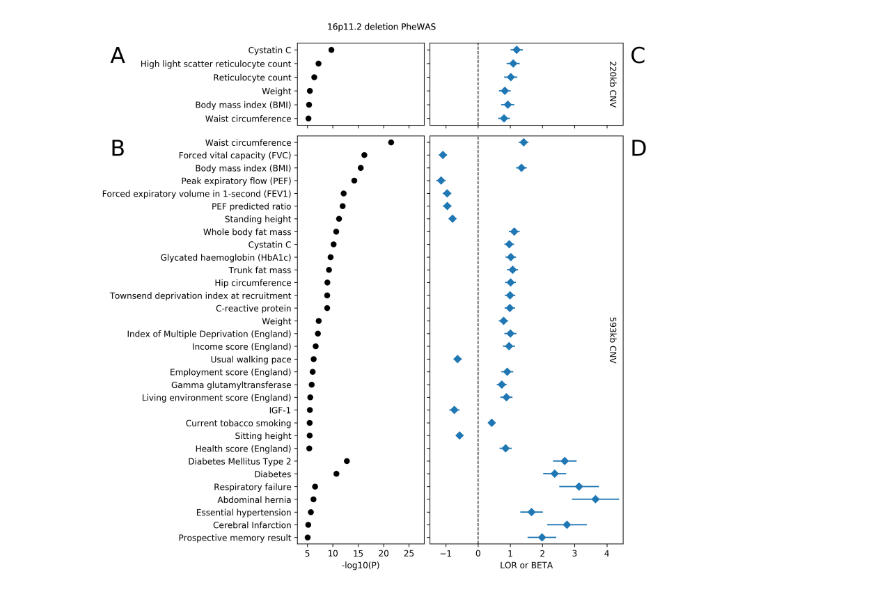
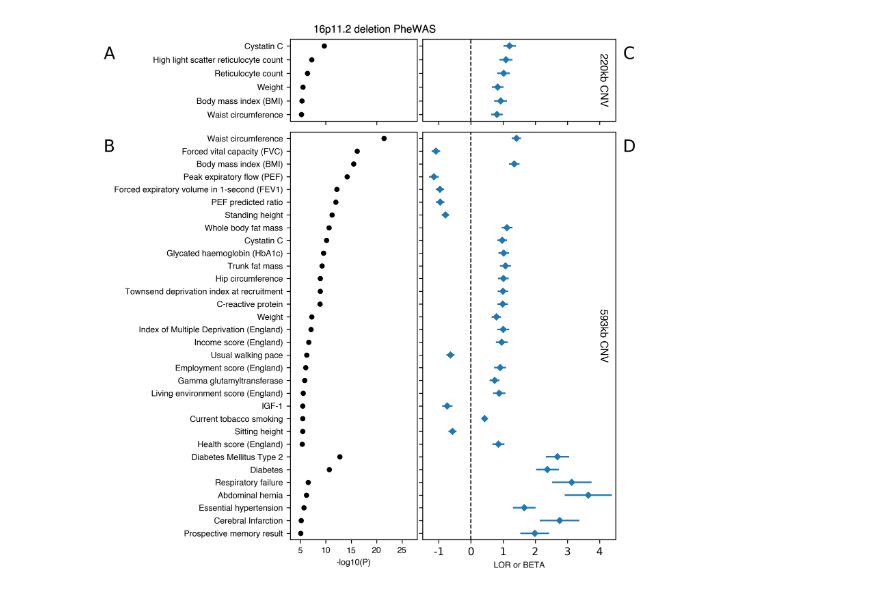
Before and after one commit to priestlab/cnv-ukb, a Jupyter notebook: figures/Figure4-PheWAS_16p112.ipynb, the cells around one changed output. Drawn from its saved outputs; the diff is of its cells as text; code cells hidden in the pictures.

```diff
--- a/figures/Figure4-PheWAS_16p112.ipynb
+++ b/figures/Figure4-PheWAS_16p112.ipynb
@@ -1,8 +1,9 @@
 # %%
 import numpy as np
 import pandas as pd
-import matplotlib.pyplot as plt
+from matplotlib import font_manager as fm, pyplot as plt, rcParams
 import seaborn as sns
+helv=fm.FontProperties(fname='helvetica.ttf')
 from scipy.stats import *
 import os
 # %%
@@ -66,7 +67,8 @@ def get_phe_path(phe_id):
 filter_kw = lambda s: all([i not in s for i in ['doctor','left','right','percentage','Best','adjusted']])
 
 y_ht = int(0.4*24) + 2
-fig  = plt.figure(figsize=(10, y_ht), dpi=300, tight_layout=True)
+frac=8/10.0
+fig  = plt.figure(figsize=(10*frac, y_ht*frac), dpi=300, tight_layout=True)
 grid = plt.GridSpec(y_ht, 10, hspace=0.3)
 
 
@@ -86,7 +88,7 @@ for cnv_ix, cnv in enumerate(["16:28818541-29043450_-", "16:29596230-30208637_-"
                                          key=lambda (i,x): -x['P'] - 100*x['BIN'])]
 
     # title
-    fig.text(0.5, 0.9, '16p11.2 deletion PheWAS', horizontalalignment='center')
+    fig.text(0.5, 0.89, '16p11.2 deletion PheWAS', horizontalalignment='center', fontsize=11, fontproperties=helv)
 
     # p-values
     if cnv_ix == 0:
@@ -94,43 +96,49 @@ for cnv_ix, cnv in enumerate(["16:28818541-29043450_-", "16:29596230-30208637_-"
         ax = fig.add_subplot(grid[:xb,:4])
     else:
         ax = fig.add_subplot(grid[xb:,:4])
-    ax.plot([data.loc[i,'-log10P'] for i in order], list(range(len(order))), 'ko')
+    ax.plot([data.loc[i,'-log10P'] for i in order], list(range(len(order))), 'ko', ms=4)
     ax.set_ylim(-0.5,len(order)-0.5)
     ax.set_yticks(list(range(len(order))))
-    ax.set_yticklabels(list(map(lambda s:s[0].upper() + s[1:].replace('_',' '), [data.loc[i,'NAME'] for i in order])))
+    ax.set_yticklabels(list(map(lambda s:s[0].upper() + s[1:].replace('_',' '),
+                                [data.loc[i,'NAME'] for i in order])),
+                       fontsize=8, fontproperties=helv)
     if cnv_ix == 1:
-        ax.set_xlabel('-log10(P)')
+        ax.set_xlabel('-log10(P)', fontsize=8, fontproperties=helv)
+        ax.set_xticks([5,10,15,20,25])
+        ax.set_xticklabels(['5','10','15','20','25'], fontsize=8, fontproperties=helv)
     else:
         ax.set_xticklabels(['' for _ in ax.get_xticklabels()])
     ax.set_xlim(3,28)
 
     # betas
     if cnv_ix == 0:
         ax = fig.add_subplot(grid[:xb,4:])
     else:
         ax = fig.add_subplot(grid[xb:,4:])
     ax.errorbar(x=[data.loc[i,'S_BETA'] for i in order],
                 y=list(range(len(order))),
                 xerr=[data.loc[i,'S_SE'] for i in order],
-                linestyle='', marker='D')
+                linestyle='', marker='D', ms=4)
     ax.set_ylim(-0.5,len(order)-0.5)
     ax.set_yticks(list(range(len(order))))
     ax.set_yticklabels(['' for _ in order])
     if cnv_ix == 1:
-        ax.set_xlabel('LOR or BETA')
+        ax.set_xlabel('LOR or BETA', fontsize=8, fontproperties=helv)
+        ax.set_xticks([-1,0,1,2,3,4])
+        ax.set_xticklabels(['-1','0','1','2','3','4'])
     else:
         ax.set_xticklabels(['' for _ in ax.get_xticklabels()])
     ax.set_xlim(-1.5,4.5)
-    ax.set_ylabel('\n220kb CNV' if cnv_ix==0 else '\n593kb CNV', rotation=270)
+    ax.set_ylabel('\n220kb CNV' if cnv_ix==0 else '\n593kb CNV', rotation=270, fontsize=7, fontproperties=helv)
     ax.yaxis.set_label_position("right")
 
     # dash line for betas
     plt.plot([0,0], ax.get_ylim(), 'k--', linewidth=1)
 
-fig.text(0.05, 0.85, 'A', fontsize=26), fig.text(.912, 0.85, 'C', fontsize=26)
-fig.text(0.05, 0.71, 'B', fontsize=26), fig.text(.912, 0.71, 'D', fontsize=26)
+fig.text(0.05, 0.85, 'A', fontsize=16), fig.text(.912, 0.85, 'C', fontsize=16)
+fig.text(0.05, 0.71, 'B', fontsize=16), fig.text(.912, 0.71, 'D', fontsize=16)
 fig.subplots_adjust(left=0.36)
 plt.savefig('Figure4.pdf')
 plt.show()
 # %% [output]
-[figure, old version]
+[figure, new version]
```
Also changed, not shown: parts of 1 cell of this notebook, 3 other files.
